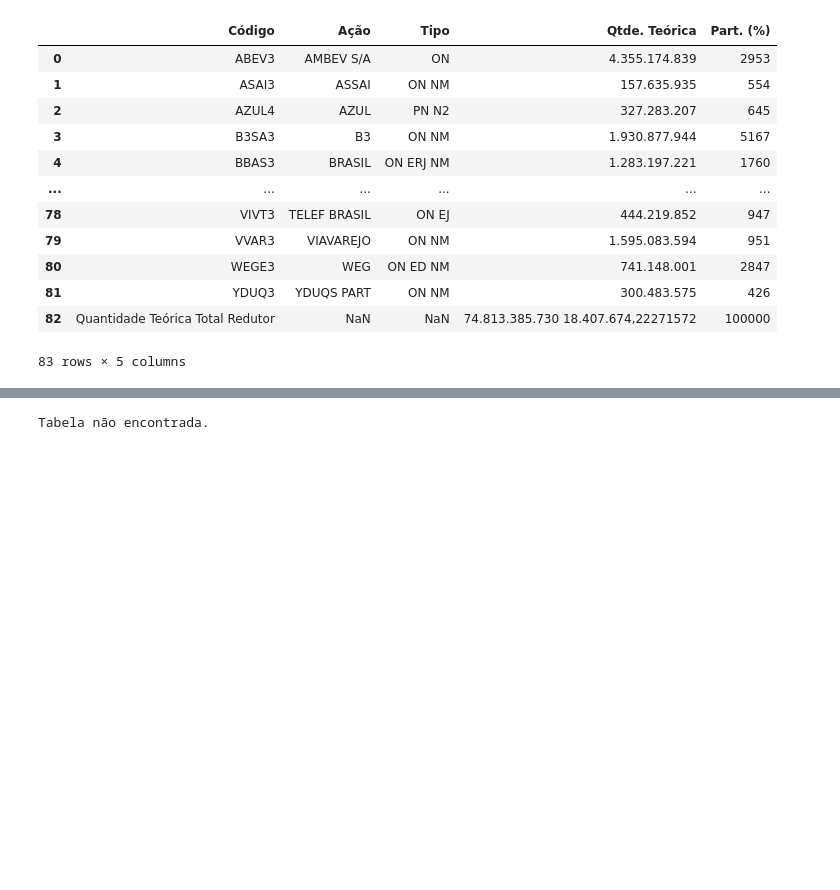
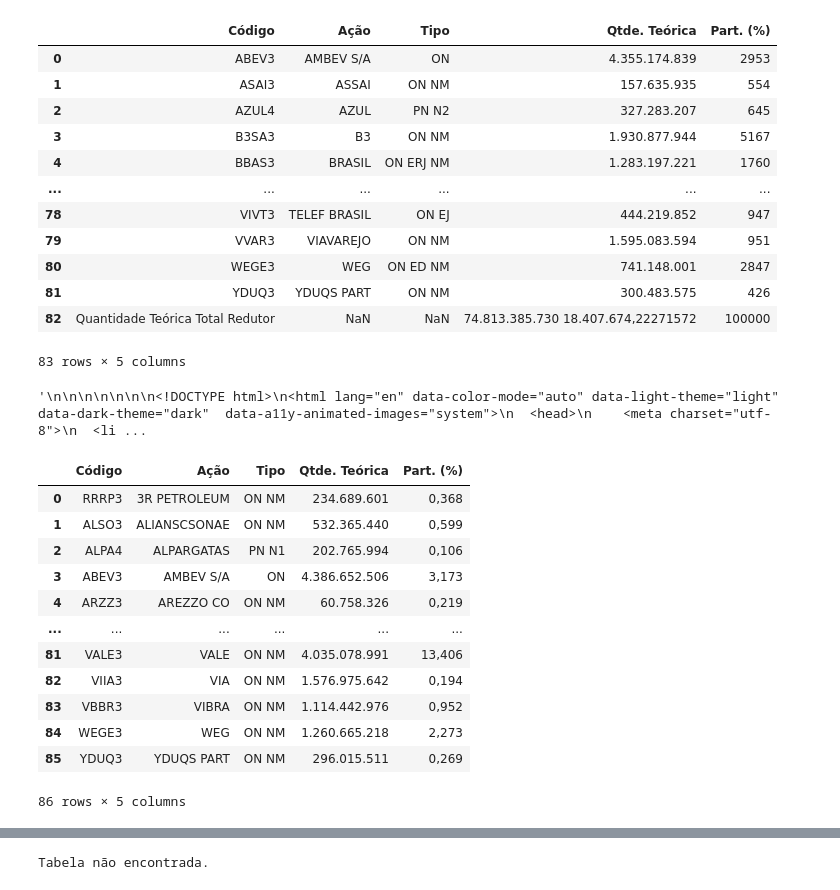
Before and after one commit to victorncg/financas_quantitativas, a Jupyter notebook: Testando_Obtenção_de_Dados_do_IBOV_Extração_beautifulsoup.ipynb, the cells around one changed output, grey strips where cells are left out. Saved outputs shown, nothing was run; the diff lists cells and outputs as text; code cells hidden in the pictures; blank space fills up the shorter version.

```diff
--- a/Testando_Obtenção_de_Dados_do_IBOV_Extração_beautifulsoup.ipynb
+++ b/Testando_Obtenção_de_Dados_do_IBOV_Extração_beautifulsoup.ipynb
@@ -233,3 +233,33 @@ table
 | 81 | YDUQ3 | YDUQS PART | ON NM | 300.483.575 | 426 |
 | 82 | Quantidade Teórica Total Redutor | NaN | NaN | 74.813.385.730 18.407.674,22271572 | 100000 |
 83 rows × 5 columns
+# %%
+import requests
+import pandas as pd
+
+# Faz a requisição para a página de ações da B3
+url = 'https://github.com/victorncg/financas_quantitativas/blob/main/IBOV.csv'
+response = requests.get(url)
+
+response.text
+# %% [output]
+'\n\n\n\n\n\n\n<!DOCTYPE html>\n<html lang="en" data-color-mode="auto" data-light-theme="light" data-dark-theme="dark"  data-a11y-animated-images="system">\n  <head>\n    <meta charset="utf-8">\n  <li ...
+# %%
+url = 'https://raw.githubusercontent.com/victorncg/financas_quantitativas/main/IBOV.csv'
+df = pd.read_csv(url, sep = ';')
+# %%
+df
+# %% [output]
+|  | Código | Ação | Tipo | Qtde. Teórica | Part. (%) |
+| 0 | RRRP3 | 3R PETROLEUM | ON NM | 234.689.601 | 0,368 |
+| 1 | ALSO3 | ALIANSCSONAE | ON NM | 532.365.440 | 0,599 |
+| 2 | ALPA4 | ALPARGATAS | PN N1 | 202.765.994 | 0,106 |
+| 3 | ABEV3 | AMBEV S/A | ON | 4.386.652.506 | 3,173 |
+| 4 | ARZZ3 | AREZZO CO | ON NM | 60.758.326 | 0,219 |
+| ... | ... | ... | ... | ... | ... |
+| 81 | VALE3 | VALE | ON NM | 4.035.078.991 | 13,406 |
+| 82 | VIIA3 | VIA | ON NM | 1.576.975.642 | 0,194 |
+| 83 | VBBR3 | VIBRA | ON NM | 1.114.442.976 | 0,952 |
+| 84 | WEGE3 | WEG | ON NM | 1.260.665.218 | 2,273 |
+| 85 | YDUQ3 | YDUQS PART | ON NM | 296.015.511 | 0,269 |
+86 rows × 5 columns
```
Also changed, not shown: parts of 3 cells of this notebook.
